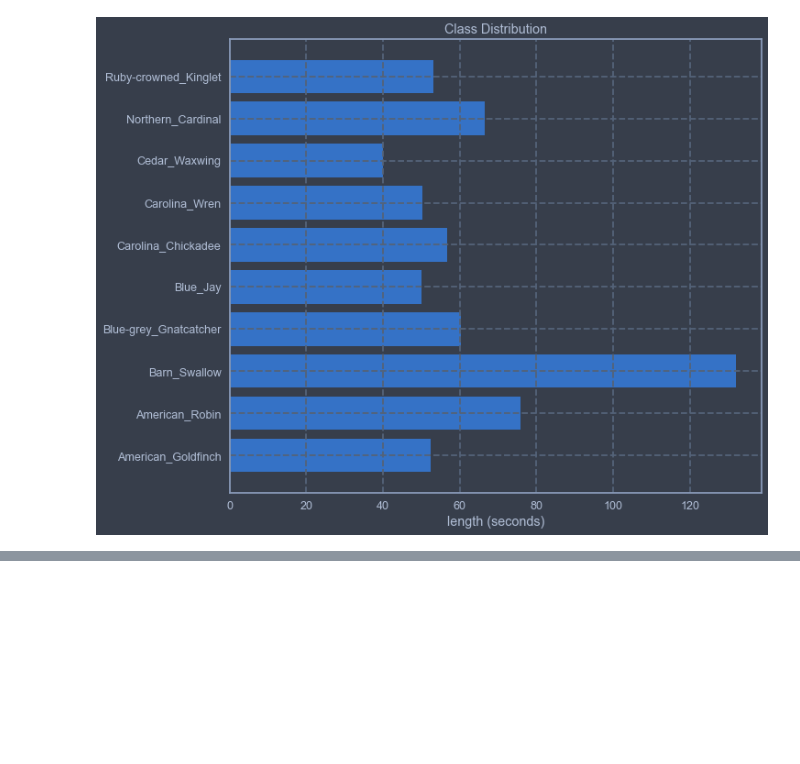
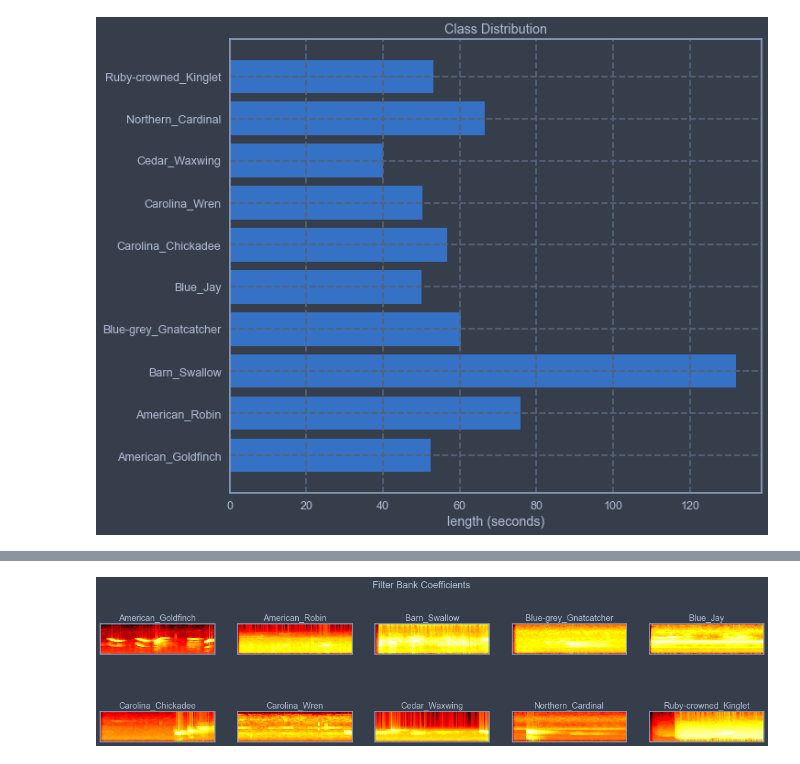
Before and after one commit to Xavier4t/Bird-Classifier, a Jupyter notebook: audio_analysis.ipynb, the cells around one changed output, grey strips where cells are left out. Saved outputs shown, nothing was run; the diff lists cells and outputs as text; code cells hidden in the pictures; blank space fills up the shorter version.

```diff
--- a/audio_analysis.ipynb
+++ b/audio_analysis.ipynb
@@ -128,0 +177,4 @@ hbarplot(bird_classes_distribution, "length (seconds)", "Class Distribution")
+# %%
+plot_fbank(fbank)
+# %% [output]
+[figure, added]
```
Also changed, not shown: parts of 12 cells of this notebook.
